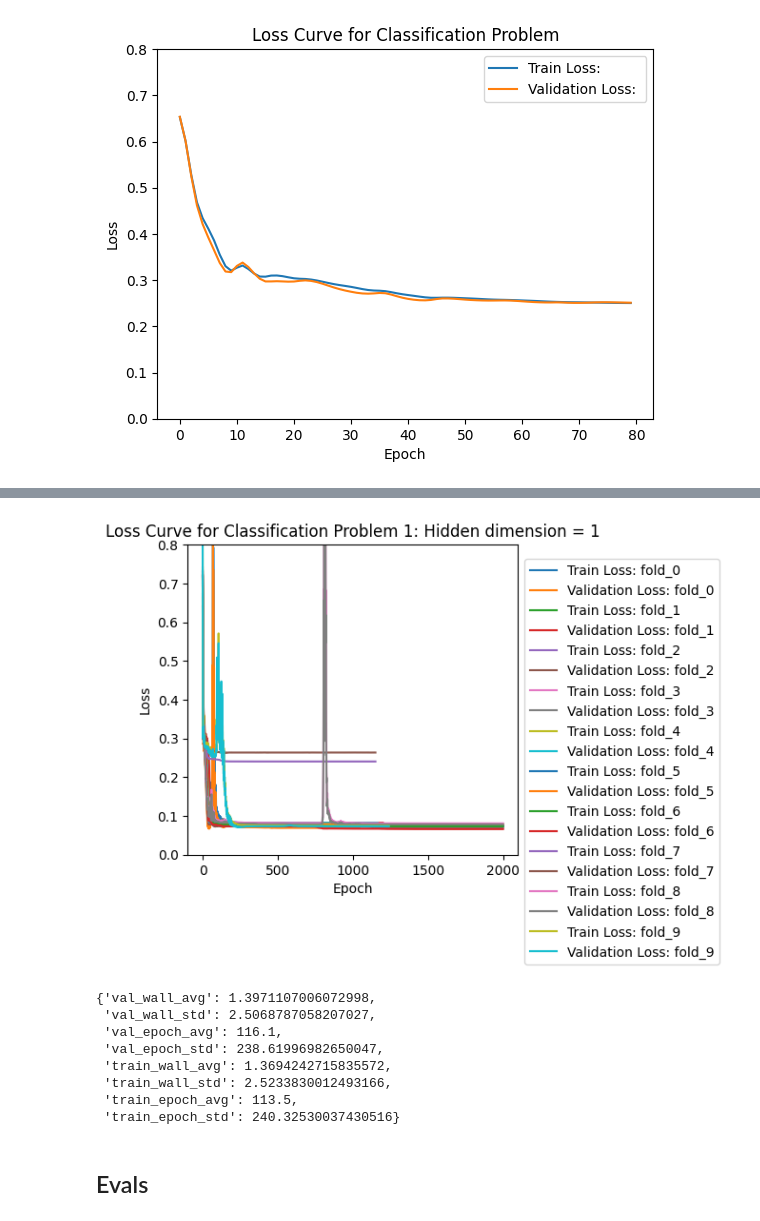
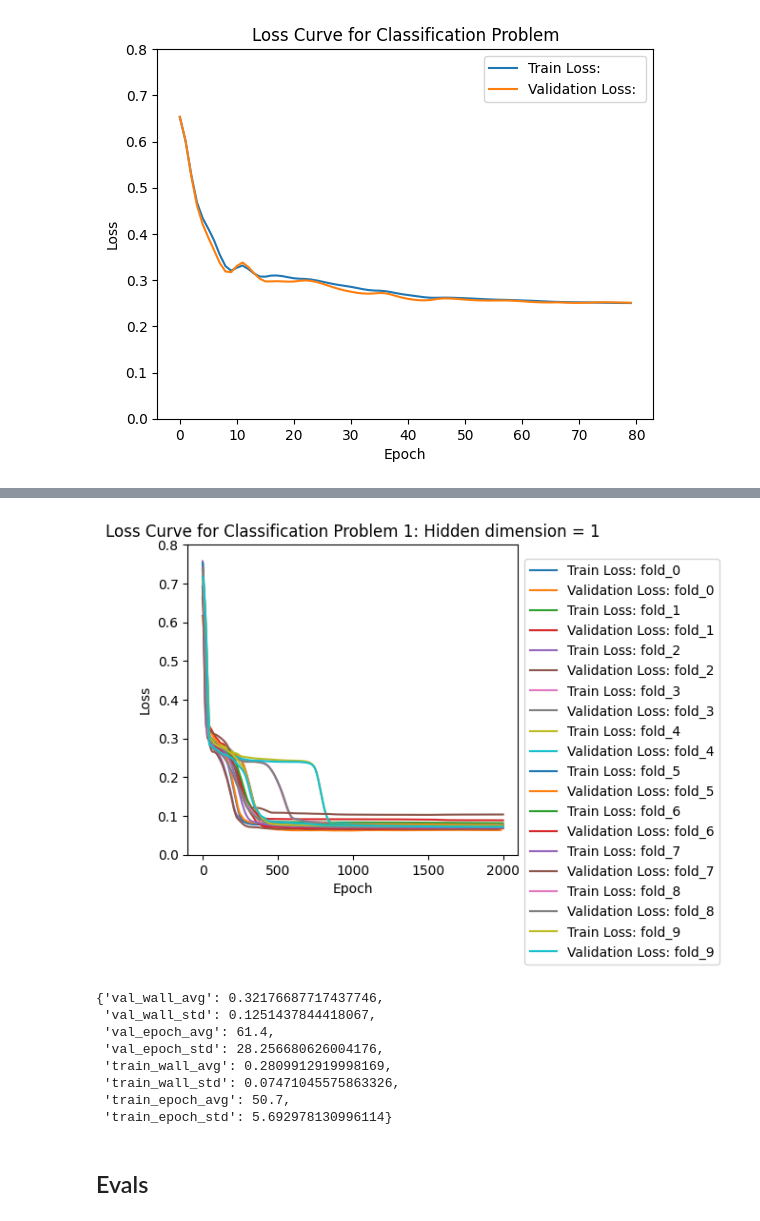
Before and after one commit to charliedekock12/ml_assign3, a Jupyter notebook: src/classification_2.ipynb, the cells around one changed output, grey strips where cells are left out. Saved outputs shown, nothing was run; the diff lists cells and outputs as text; code cells hidden in the pictures.

```diff
--- a/src/classification_2.ipynb
+++ b/src/classification_2.ipynb
@@ -768,18 +768,18 @@ sort_configs(lfrog_param_results)
-# %%
-plot_per_dim(lfrog_param_results['timestep_1.0_delta_2.0_J_2'])
-# %% [output]
-[figure, removed]
+# %%
+plot_per_dim(lfrog_param_results['timestep_0.1_delta_0.5_J_1'])
+# %% [output]
+[figure, added]
 # %%
-estimate_avg_time_to_convergence(lfrog_param_results['timestep_1.0_delta_2.0_J_2'], threshold=0.3)
+estimate_avg_time_to_convergence(lfrog_param_results['timestep_0.1_delta_0.5_J_1'], threshold=0.3)
 # %% [output]
-{'val_wall_avg': 1.3971107006072998,
- 'val_wall_std': 2.5068787058207027,
- 'val_epoch_avg': 116.1,
- 'val_epoch_std': 238.61996982650047,
- 'train_wall_avg': 1.3694242715835572,
- 'train_wall_std': 2.5233830012493166,
- 'train_epoch_avg': 113.5,
- 'train_epoch_std': 240.32530037430516}
+{'val_wall_avg': 0.32176687717437746,
+ 'val_wall_std': 0.1251437844418067,
+ 'val_epoch_avg': 61.4,
+ 'val_epoch_std': 28.256680626004176,
+ 'train_wall_avg': 0.2809912919998169,
+ 'train_wall_std': 0.07471045575863326,
+ 'train_epoch_avg': 50.7,
+ 'train_epoch_std': 5.692978130996114}
 # %% [markdown]
 ## Evals
 # %%
```
Also changed, not shown: parts of 8 cells of this notebook, 2 other files.
